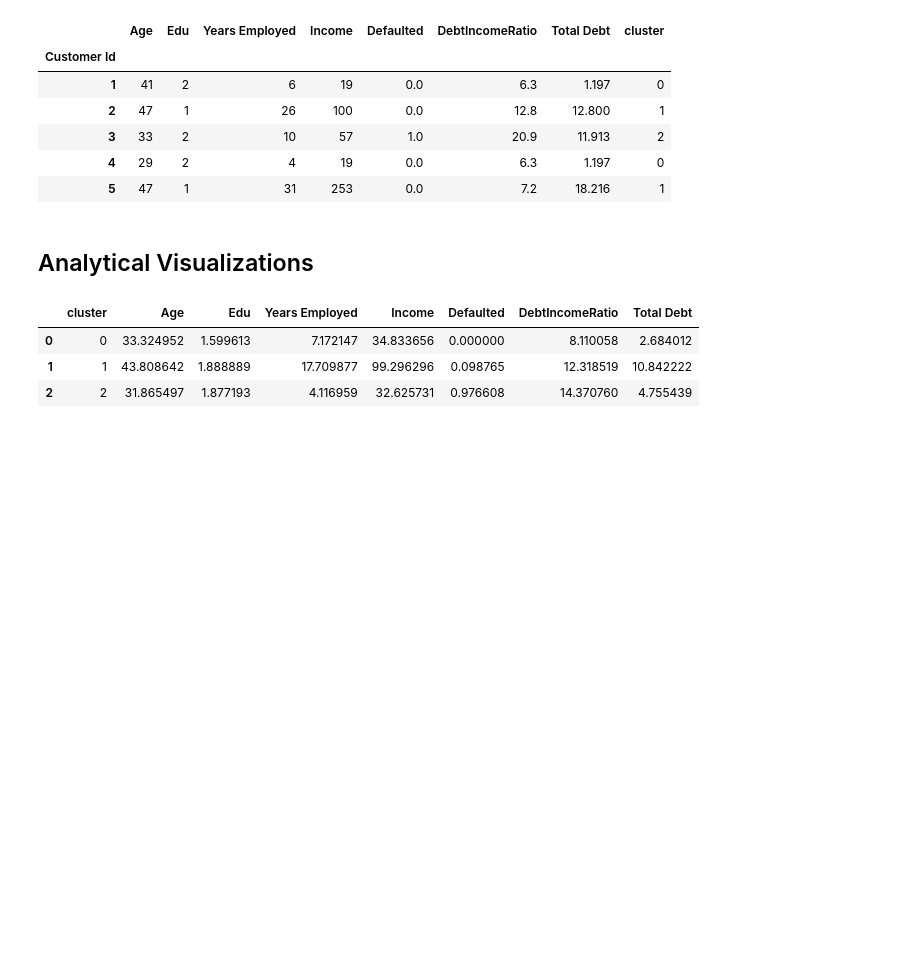
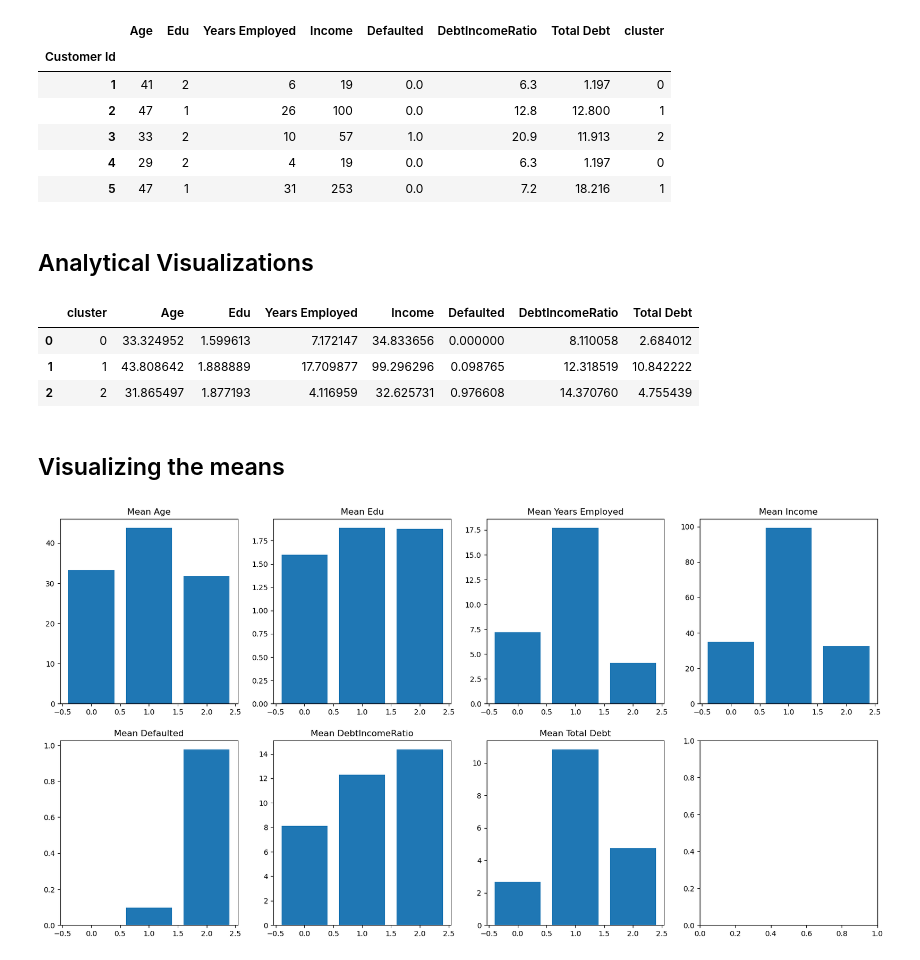
Before and after one commit to farisassallami/Credit-Card-Customer-Segmentation, a Jupyter notebook: Credit Card Segmentation .ipynb, the cells around one changed output. Saved outputs shown, nothing was run; the diff lists cells and outputs as text; code cells hidden in the pictures; blank space fills up the shorter version.

```diff
--- a/Credit Card Segmentation .ipynb
+++ b/Credit Card Segmentation .ipynb
@@ -215,3 +215,16 @@ cluster_groups
 | 0 | 0 | 33.324952 | 1.599613 | 7.172147 | 34.833656 | 0.000000 | 8.110058 | 2.684012 |
 | 1 | 1 | 43.808642 | 1.888889 | 17.709877 | 99.296296 | 0.098765 | 12.318519 | 10.842222 |
 | 2 | 2 | 31.865497 | 1.877193 | 4.116959 | 32.625731 | 0.976608 | 14.370760 | 4.755439 |
+# %% [markdown]
+## Visualizing the means
+# %%
+
+# Visualizing the means
+fig, axes = plt.subplots(2, 4, figsize = (20, 10))
+axes = axes.ravel()
+#loop over columns (except 'cluster') and plot each in a separate figure
+for i, col in enumerate(cluster_groups.columns[1:]):
+  axes[i].bar(cluster_groups['cluster'], cluster_groups[col])
+  axes[i].set_title(f'Mean {col}')
+# %% [output]
+[figure, added]
```
Also changed, not shown: parts of 1 cell of this notebook.
